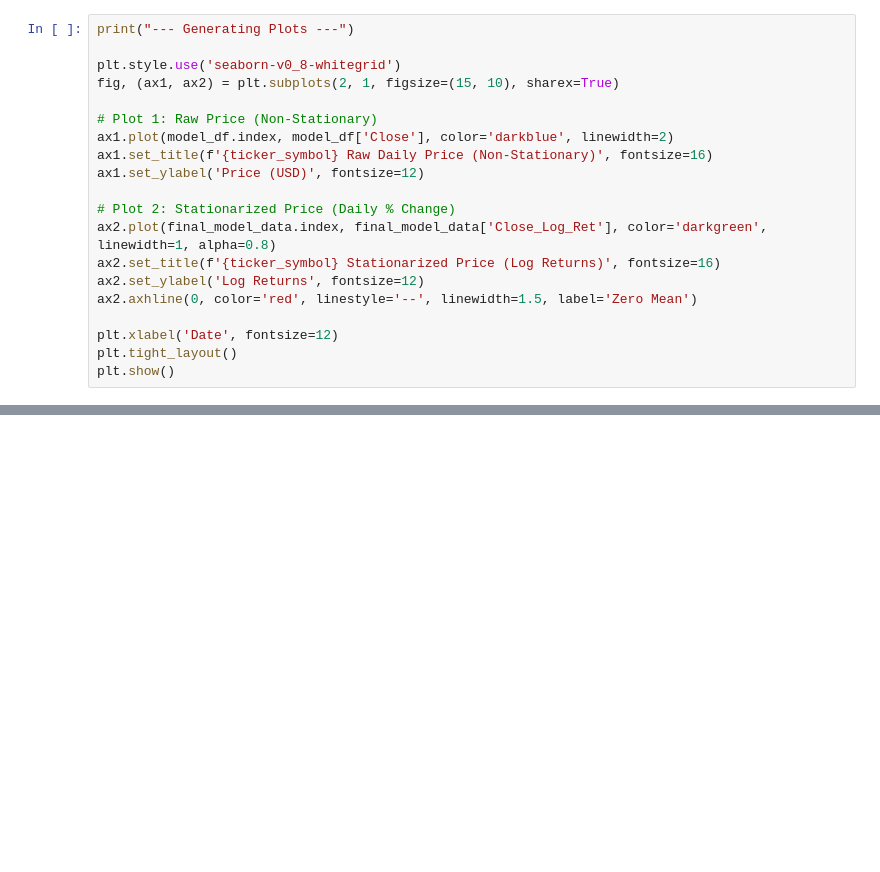
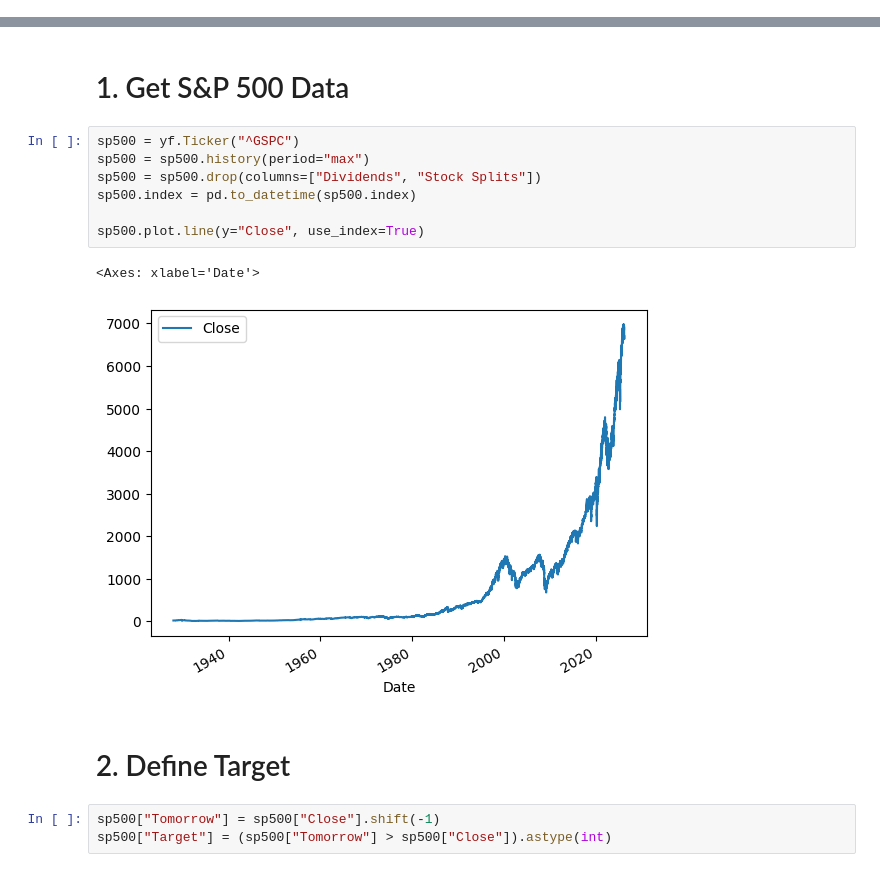
Before and after one commit to epa058/profiting-off-of-degeneracy, a Jupyter notebook: Quantitative Finance/ML1.ipynb, the cells around one changed output, grey strips where cells are left out. Cells and saved outputs as stored; diff of their text form; blank space fills up the shorter version.

```diff
--- a/Quantitative Finance/ML1.ipynb
+++ b/Quantitative Finance/ML1.ipynb
@@ -769,20 +0,0 @@ Columns ready for ML:
-# %%
-print("--- Generating Plots ---")
-
-plt.style.use('seaborn-v0_8-whitegrid')
-fig, (ax1, ax2) = plt.subplots(2, 1, figsize=(15, 10), sharex=True)
-
-# Plot 1: Raw Price (Non-Stationary)
-ax1.plot(model_df.index, model_df['Close'], color='darkblue', linewidth=2)
-ax1.set_title(f'{ticker_symbol} Raw Daily Price (Non-Stationary)', fontsize=16)
-ax1.set_ylabel('Price (USD)', fontsize=12)
-
-# Plot 2: Stationarized Price (Daily % Change)
-ax2.plot(final_model_data.index, final_model_data['Close_Log_Ret'], color='darkgreen', linewidth=1, alpha=0.8)
-ax2.set_title(f'{ticker_symbol} Stationarized Price (Log Returns)', fontsize=16)
-ax2.set_ylabel('Log Returns', fontsize=12)
-ax2.axhline(0, color='red', linestyle='--', linewidth=1.5, label='Zero Mean')
-
-plt.xlabel('Date', fontsize=12)
-plt.tight_layout()
-plt.show()
@@ -1122,0 +16,17 @@ Wonderful, it's all garbage. I am also aware there are loads of problems with th
+# %% [markdown]
+# 1. Get S&P 500 Data
+# %%
+sp500 = yf.Ticker("^GSPC")
+sp500 = sp500.history(period="max")
+sp500 = sp500.drop(columns=["Dividends", "Stock Splits"])
+sp500.index = pd.to_datetime(sp500.index)
+
+sp500.plot.line(y="Close", use_index=True)
+# %% [output]
+<Axes: xlabel='Date'>
+[figure, added]
+# %% [markdown]
+# 2. Define Target
+# %%
+sp500["Tomorrow"] = sp500["Close"].shift(-1)
+sp500["Target"] = (sp500["Tomorrow"] > sp500["Close"]).astype(int)
```
Also changed, not shown: parts of 48 cells of this notebook.
